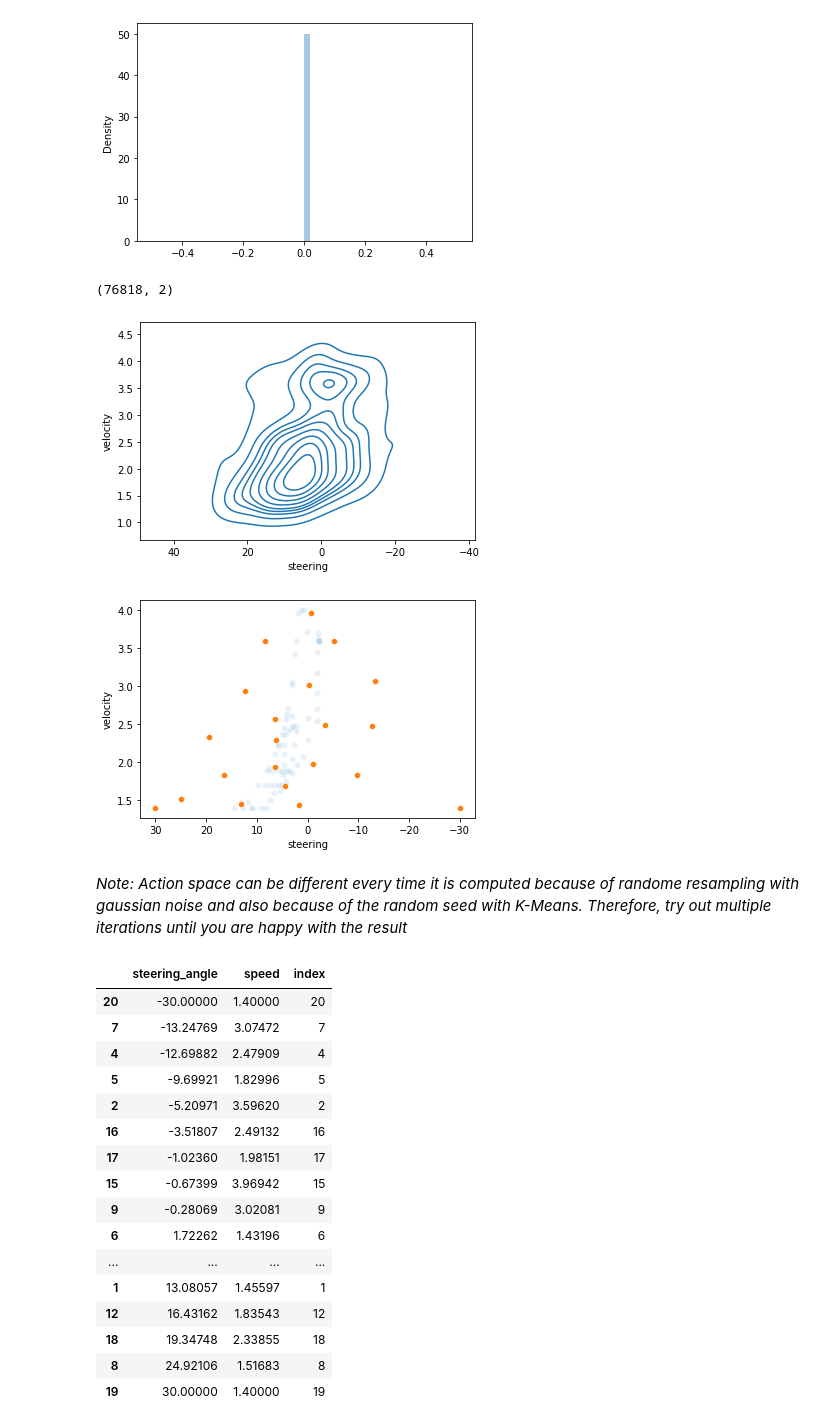
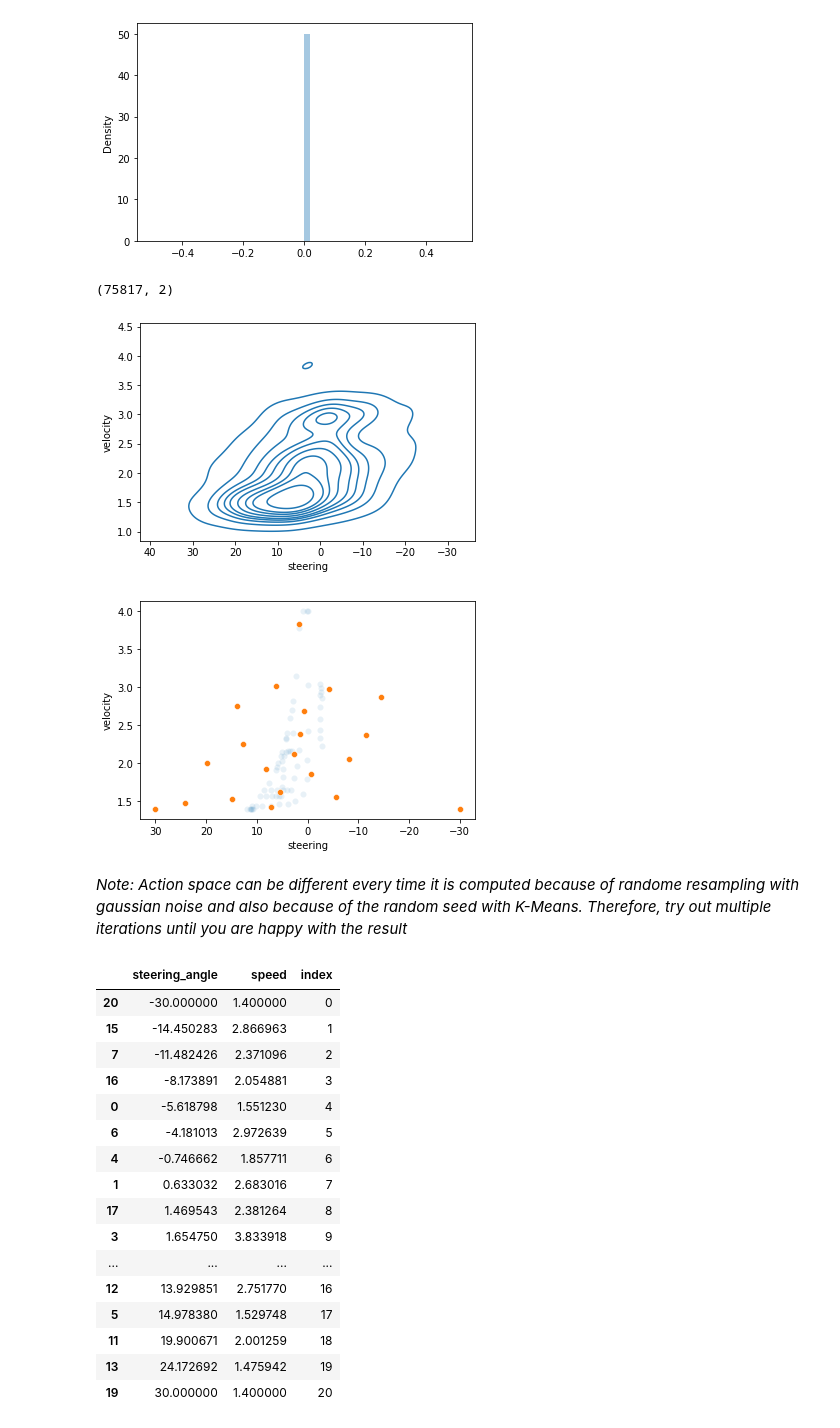
Before and after one commit to nalbam/deepracer-capstone, a Jupyter notebook: RaceLine_Speed_ActionSpace.ipynb, the cells around one changed output. Saved outputs shown, nothing was run; the diff lists cells and outputs as text; code cells hidden in the pictures.

Commit message:
sort_values

```diff
--- a/RaceLine_Speed_ActionSpace.ipynb
+++ b/RaceLine_Speed_ActionSpace.ipynb
@@ -22,7 +22,7 @@ import warnings
 warnings.filterwarnings('ignore')
 # %%
 # Change manually (this is only so that output files are named correctly)
-TRACK_NAME = "reinvent_base_line"
+TRACK_NAME = "track"
 
 # Path of the optimal racing line (.npy file)
 fpath = "./racelines/%s.npy" % TRACK_NAME
@@ -326,13 +326,13 @@ all_actions_norm = pd.concat([all_actions_norm,add_initial_actions], axis=0, ign
 # Display actions shape
 all_actions_norm.shape
 # %% [output]
-(76818, 2)
+(75817, 2)
 # %%
 all_actions_norm_less = all_actions_norm.sample(frac=0.01).reset_index(drop=True) # sample bc less compute time
 ax = sns.kdeplot(data=all_actions_norm_less["steering"],data2=all_actions_norm_less["velocity"])
 ax.invert_xaxis()
 # %% [output]
-[figure, old version]
+[figure, new version]
 # %%
 X = all_actions_norm
 
@@ -371,38 +371,38 @@ ax = sns.scatterplot(data=all_actions, x="steering", y="velocity", alpha=.1)
 ax = sns.scatterplot(data=action_space_e, x="steering", y="velocity")
 ax.invert_xaxis()
 # %% [output]
-[figure, old version]
+[figure, new version]
 # %% [markdown]
 *Note: Action space can be different every time it is computed because of randome resampling with gaussian noise and also because of the random seed with K-Means. Therefore, try out multiple iterations until you are happy with the result*
 # %%
 # Output JSON format
 action_space_for_json = action_space_e[["steering","velocity"]].copy()
 
-action_space_for_json = action_space_for_json.round(5)
+action_space_for_json = action_space_for_json.sort_values(by=['steering'], axis=0)
+action_space_for_json = action_space_for_json.round(8)
 action_space_for_json.columns = ["steering_angle","speed"]
-action_space_for_json["index"] = action_space_for_json.index
+action_space_for_json["index"] = np.arange(len(action_space_for_json)) # action_space_for_json.index
 json_text = action_space_for_json.to_json(orient="records", lines=False)
 
-action_space_for_json = action_space_for_json.sort_values(by=['steering_angle'], axis=0)
 action_space_for_json
 # %% [output]
 |  | steering_angle | speed | index |
-| 20 | -30.00000 | 1.40000 | 20 |
-| 7 | -13.24769 | 3.07472 | 7 |
-| 4 | -12.69882 | 2.47909 | 4 |
-| 5 | -9.69921 | 1.82996 | 5 |
-| 2 | -5.20971 | 3.59620 | 2 |
-| 16 | -3.51807 | 2.49132 | 16 |
-| 17 | -1.02360 | 1.98151 | 17 |
-| 15 | -0.67399 | 3.96942 | 15 |
-| 9 | -0.28069 | 3.02081 | 9 |
-| 6 | 1.72262 | 1.43196 | 6 |
+| 20 | -30.000000 | 1.400000 | 0 |
+| 15 | -14.450283 | 2.866963 | 1 |
+| 7 | -11.482426 | 2.371096 | 2 |
+| 16 | -8.173891 | 2.054881 | 3 |
+| 0 | -5.618798 | 1.551230 | 4 |
+| 6 | -4.181013 | 2.972639 | 5 |
+| 4 | -0.746662 | 1.857711 | 6 |
+| 1 | 0.633032 | 2.683016 | 7 |
+| 17 | 1.469543 | 2.381264 | 8 |
+| 3 | 1.654750 | 3.833918 | 9 |
 | ... | ... | ... | ... |
-| 1 | 13.08057 | 1.45597 | 1 |
-| 12 | 16.43162 | 1.83543 | 12 |
-| 18 | 19.34748 | 2.33855 | 18 |
-| 8 | 24.92106 | 1.51683 | 8 |
-| 19 | 30.00000 | 1.40000 | 19 |
+| 12 | 13.929851 | 2.751770 | 16 |
+| 5 | 14.978380 | 1.529748 | 17 |
+| 11 | 19.900671 | 2.001259 | 18 |
+| 13 | 24.172692 | 1.475942 | 19 |
+| 19 | 30.000000 | 1.400000 | 20 |
 # %%
 with open(f'./outputs/{TRACK_NAME}.json', 'w') as f:
     f.write(json_text)
```
Also changed, not shown: parts of 7 cells of this notebook.
